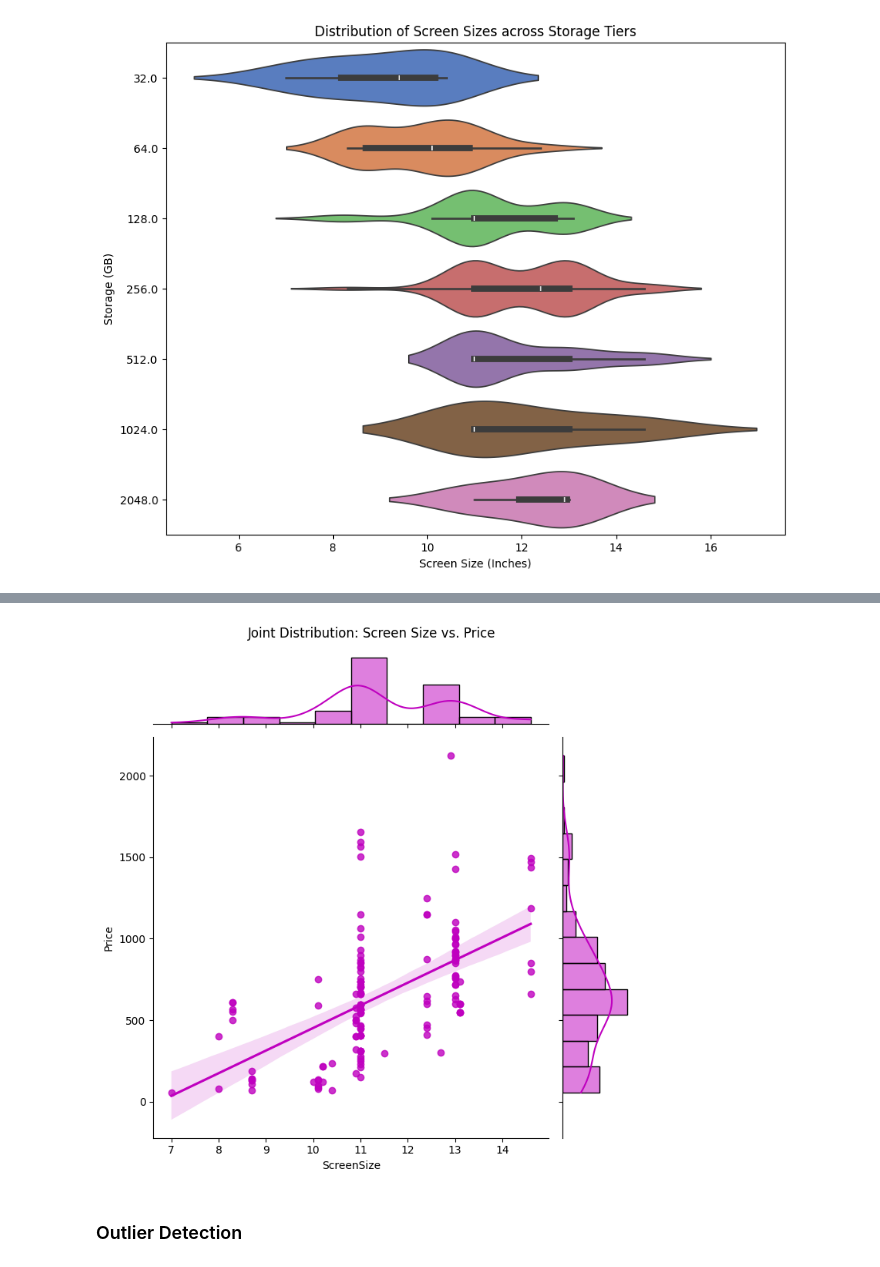
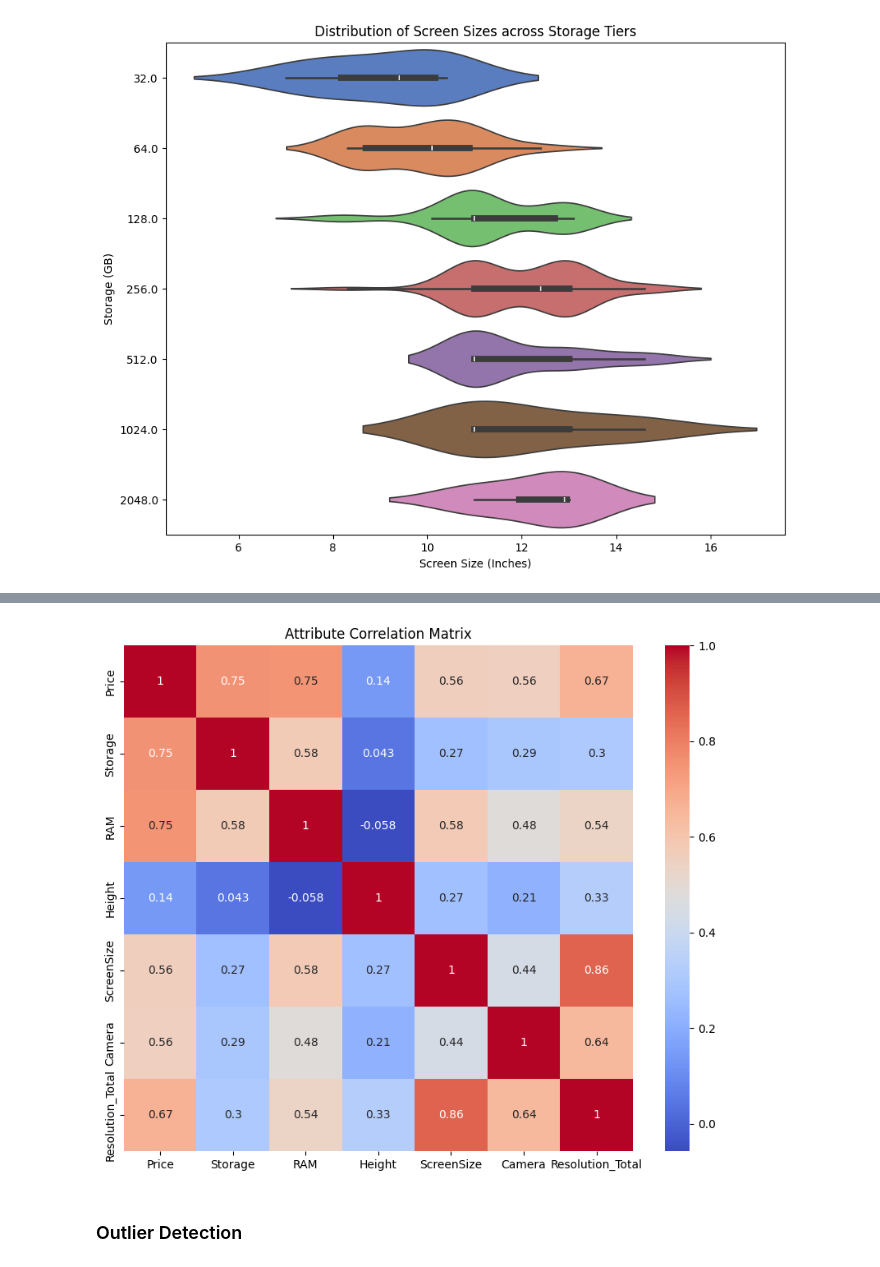
Before and after one commit to xbarborik/UPA, a Jupyter notebook: part3/analysis.ipynb, the cells around one changed output, grey strips where cells are left out. Cells and saved outputs as stored; diff of their text form; code cells hidden in the pictures.

```diff
--- a/part3/analysis.ipynb
+++ b/part3/analysis.ipynb
@@ -77,6 +77,11 @@ df['ScreenSize'] = df['ScreenSize'].str.replace('Inch', '').str.replace('es', ''
 df['Camera'] = pd.to_numeric(df['Camera'].str.replace(r'[^\d.]', '', regex=True), errors='coerce')
 df['Height'] = pd.to_numeric(df['Height'].str.replace(r'[^\d.]', '', regex=True), errors='coerce')
 df['Resolution'] = df['Resolution'].str.replace('pixels', '').replace('N/A', np.nan)
+def get_res(val):
+    nums = re.findall(r'(\d+)', str(val))
+    return int(nums[0]) * int(nums[1]) if len(nums) >= 2 else np.nan
+
+df['Resolution_Total'] = df['Resolution'].apply(get_res)
 df.head()
 # %% [output]
 |  | URL | Name | Price | Processor | Storage | RAM | OperatingSystem | ScreenSize | Resolution | ... |
@@ -195,10 +222,13 @@ Passing `palette` without assigning `hue` is deprecated and will be removed in v
 # %%
-# A JointPlot shows the relationship AND the individual distributions at once
-g = sns.jointplot(data=df, x='ScreenSize', y='Price', kind="reg", color="m", height=7)
-g.fig.suptitle('Joint Distribution: Screen Size vs. Price', y=1.03)
+# Correlation Heatmap
+plt.figure(figsize=(10, 8))
+correlation_cols = ['Price', 'Storage', 'RAM', 'Height', 'ScreenSize', 'Camera', 'Resolution_Total']
+sns.heatmap(df[correlation_cols].corr(), annot=True, cmap='coolwarm')
+plt.title('Attribute Correlation Matrix')
+# COMMENT: RAM and Storage have the strongest correlation with Price.
 plt.show()
 # %% [output]
-[figure, old version]
+[figure, new version]
 # %% [markdown]
 ### Outlier Detection
 # %%
```
Also changed, not shown: parts of 15 cells of this notebook.
